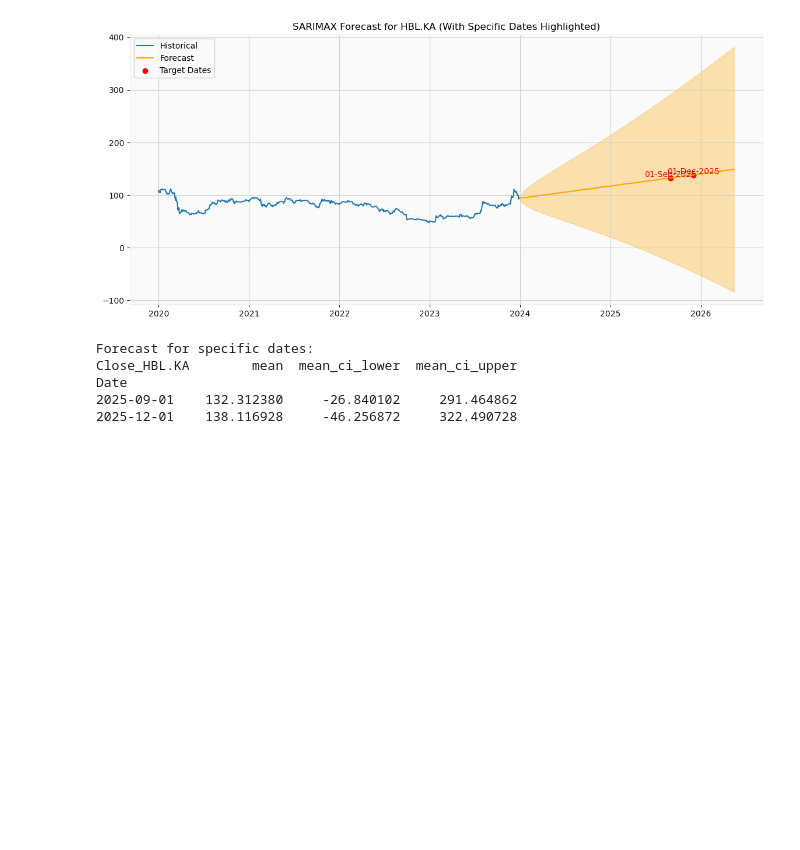
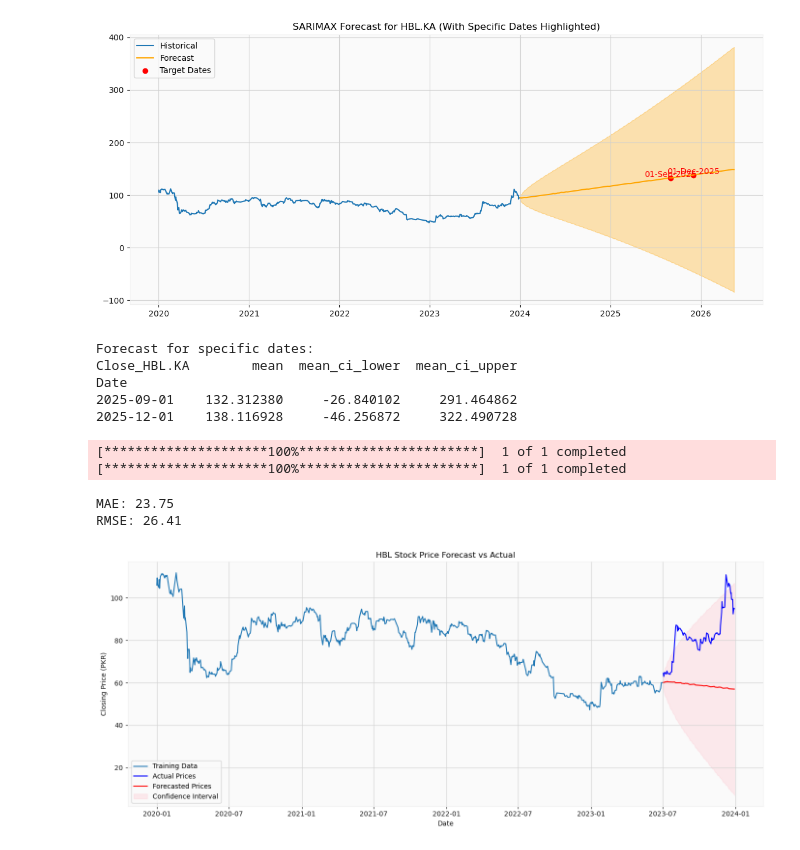
Before and after one commit to Qasim4369/Task2, a Jupyter notebook: Stock_prediction_HBL.ipynb, the cells around one changed output. Drawn from its saved outputs; the diff is of its cells as text; code cells hidden in the pictures; blank space fills up the shorter version.

```diff
--- a/Stock_prediction_HBL.ipynb
+++ b/Stock_prediction_HBL.ipynb
@@ -213,3 +218,67 @@ Close_HBL.KA        mean  mean_ci_lower  mean_ci_upper
 Date
 2025-09-01    132.312380     -26.840102     291.464862
 2025-12-01    138.116928     -46.256872     322.490728
+# %%
+import pandas as pd
+import numpy as np
+from statsmodels.tsa.statespace.sarimax import SARIMAX
+import yfinance as yf
+from sklearn.metrics import mean_absolute_error, mean_squared_error
+hbl = yf.download('HBL.KA', start='2020-01-01', end='2023-07-01')
+df_hbl1 = hbl[['Close']].dropna()
+train = df_hbl1
+df_hbl = yf.download('HBL.KA', start='2023-07-01', end='2024-01-01')
+df_hbl = df_hbl[['Close']].dropna()
+test = df_hbl
+# 2. Fit SARIMAX model
+model = SARIMAX(train, order=(1,1,1), seasonal_order=(1,1,1,12))
+results = model.fit()
+
+# Step 4: Forecast same number of steps as test set
+forecast_steps = len(test)
+forecast = results.get_forecast(steps=forecast_steps)
+forecast_mean = forecast.predicted_mean
+forecast_ci = forecast.conf_int()  # Optional: confidence interval
+# %% [output]
+[*********************100%***********************]  1 of 1 completed
+[*********************100%***********************]  1 of 1 completed
+# %%
+
+# Step 5: Calculate error metrics
+mae = mean_absolute_error(test, forecast_mean)
+rmse = np.sqrt(mean_squared_error(test, forecast_mean))
+
+
+print(f"MAE: {mae:.2f}")
+print(f"RMSE: {rmse:.2f}")
+# %% [output]
+MAE: 23.75
+RMSE: 26.41
+# %%
+import matplotlib.pyplot as plt
+
+# Align indices (important for proper plotting)
+forecast_mean.index = test.index
+forecast_ci.index = test.index
+
+# Plot
+plt.figure(figsize=(14, 6))
+plt.plot(train.index, train['Close'], label='Training Data')
+plt.plot(test.index, test['Close'], label='Actual Prices', color='blue')
+plt.plot(forecast_mean.index, forecast_mean, label='Forecasted Prices', color='red')
+
+# Optional: Plot confidence interval
+plt.fill_between(forecast_ci.index,
+                 forecast_ci.iloc[:, 0],  # Lower bound
+                 forecast_ci.iloc[:, 1],  # Upper bound
+                 color='pink', alpha=0.3, label='Confidence Interval')
+
+plt.title('HBL Stock Price Forecast vs Actual')
+plt.xlabel('Date')
+plt.ylabel('Closing Price (PKR)')
+plt.legend()
+plt.grid(True)
+plt.tight_layout()
+plt.show()
+# %% [output]
+[figure, added]
```
Also changed, not shown: parts of 3 cells of this notebook.
